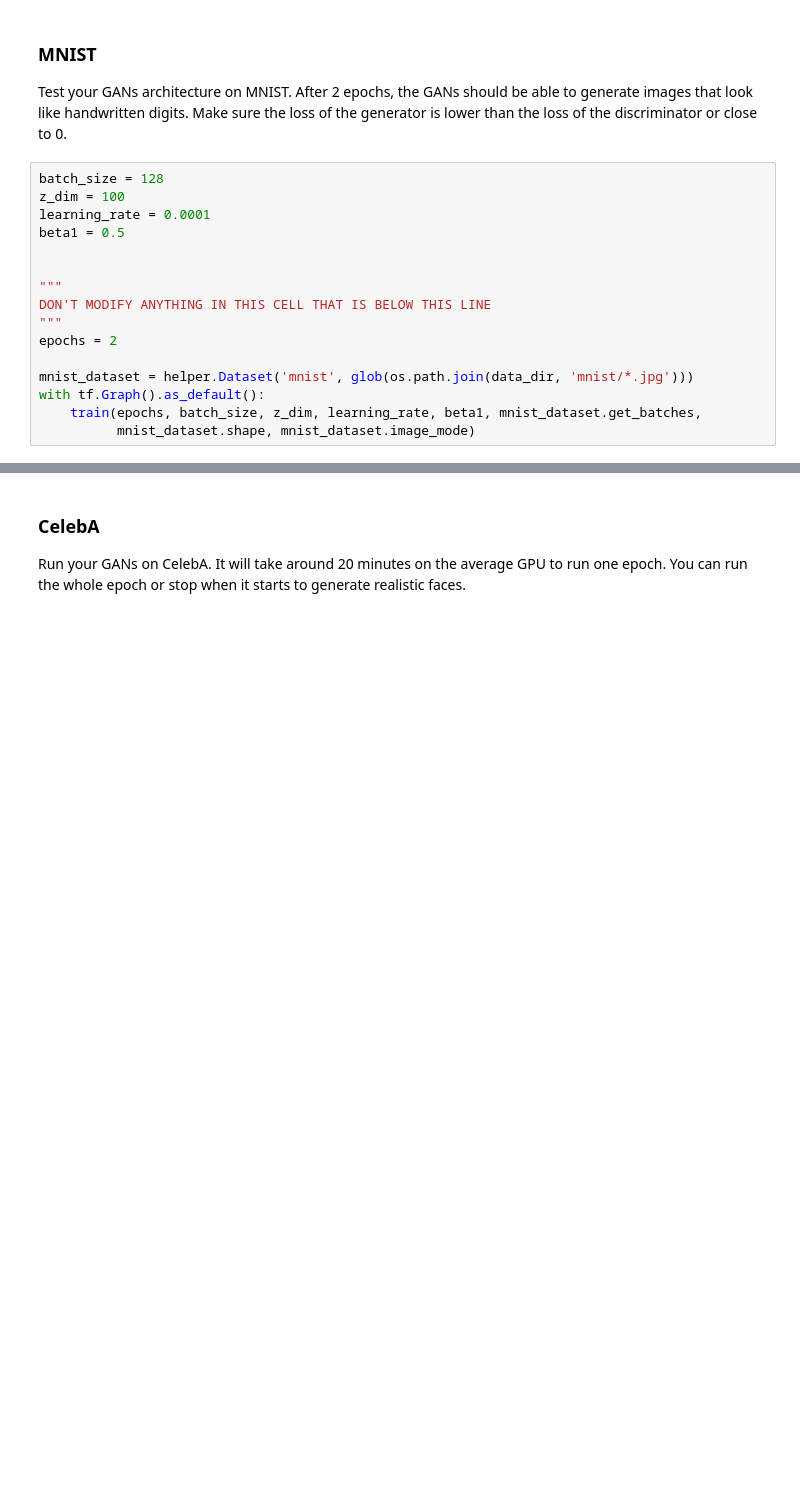
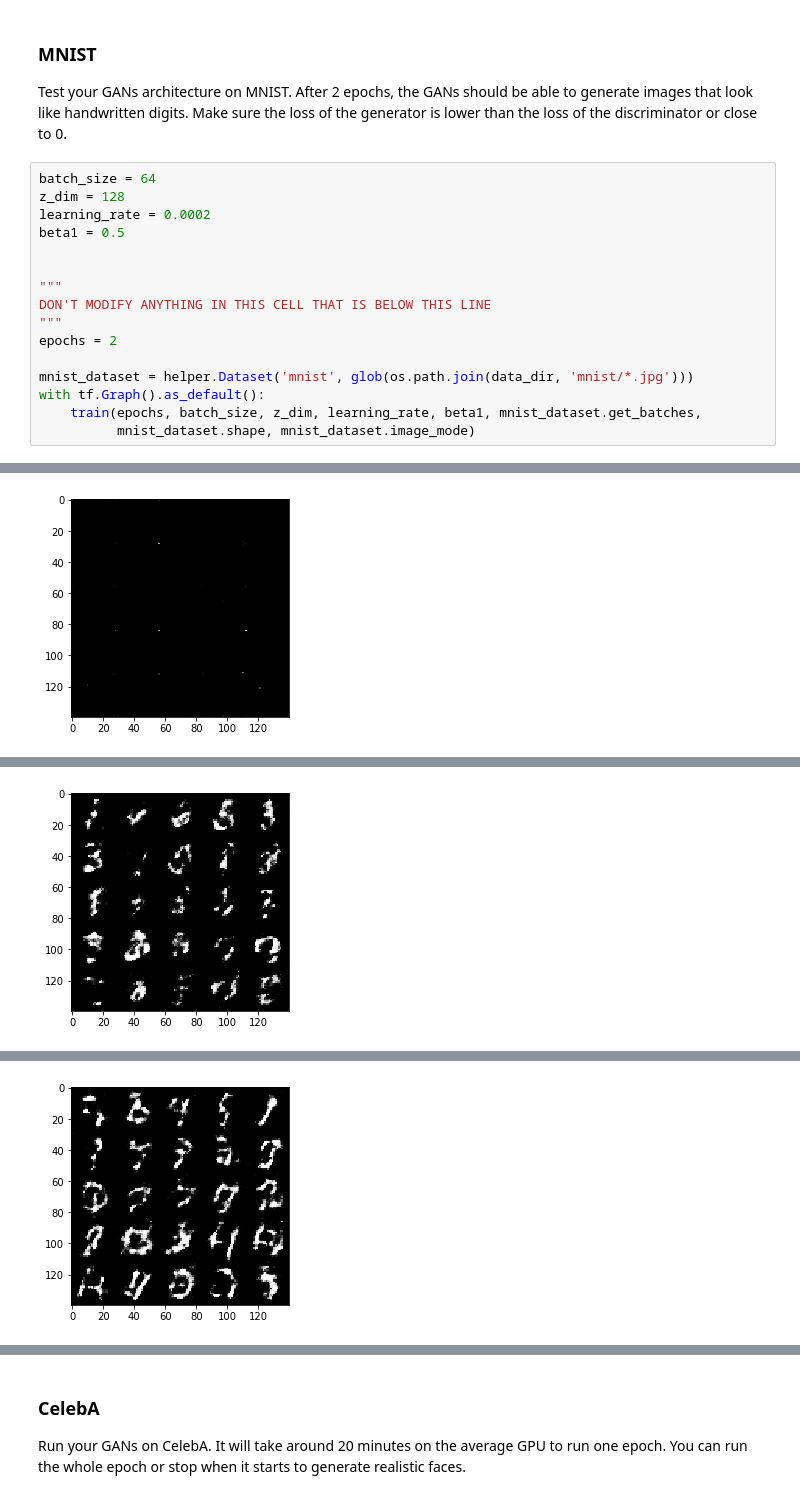
Before and after one commit to arthurcgusmao/dlnd_face_generation, a Jupyter notebook: dlnd_face_generation.ipynb, the cells around one changed output, grey strips where cells are left out. Saved outputs shown, nothing was run; the diff lists cells and outputs as text; blank space fills up the shorter version.

```diff
--- a/dlnd_face_generation.ipynb
+++ b/dlnd_face_generation.ipynb
@@ -410,9 +417,9 @@ def train(epoch_count, batch_size, z_dim, learning_rate, beta1, get_batches, dat
 ### MNIST
 Test your GANs architecture on MNIST.  After 2 epochs, the GANs should be able to generate images that look like handwritten digits.  Make sure the loss of the generator is lower than the loss of the discriminator or close to 0.
 # %%
-batch_size = 128
-z_dim = 100
-learning_rate = 0.0001
+batch_size = 64
+z_dim = 128
+learning_rate = 0.0002
 beta1 = 0.5
 
 
@@ -425,3 +432,4 @@ mnist_dataset = helper.Dataset('mnist', glob(os.path.join(data_dir, 'mnist/*.jpg
 with tf.Graph().as_default():
     train(epochs, batch_size, z_dim, learning_rate, beta1, mnist_dataset.get_batches,
           mnist_dataset.shape, mnist_dataset.image_mode)
+# %% [output]
@@ -427,0 +446 @@ with tf.Graph().as_default():
+[figure, added]
@@ -427,0 +457 @@ with tf.Graph().as_default():
+[figure, added]
@@ -427,0 +468 @@ with tf.Graph().as_default():
+[figure, added]
```
Also changed, not shown: parts of 5 cells of this notebook, 2 other files.
